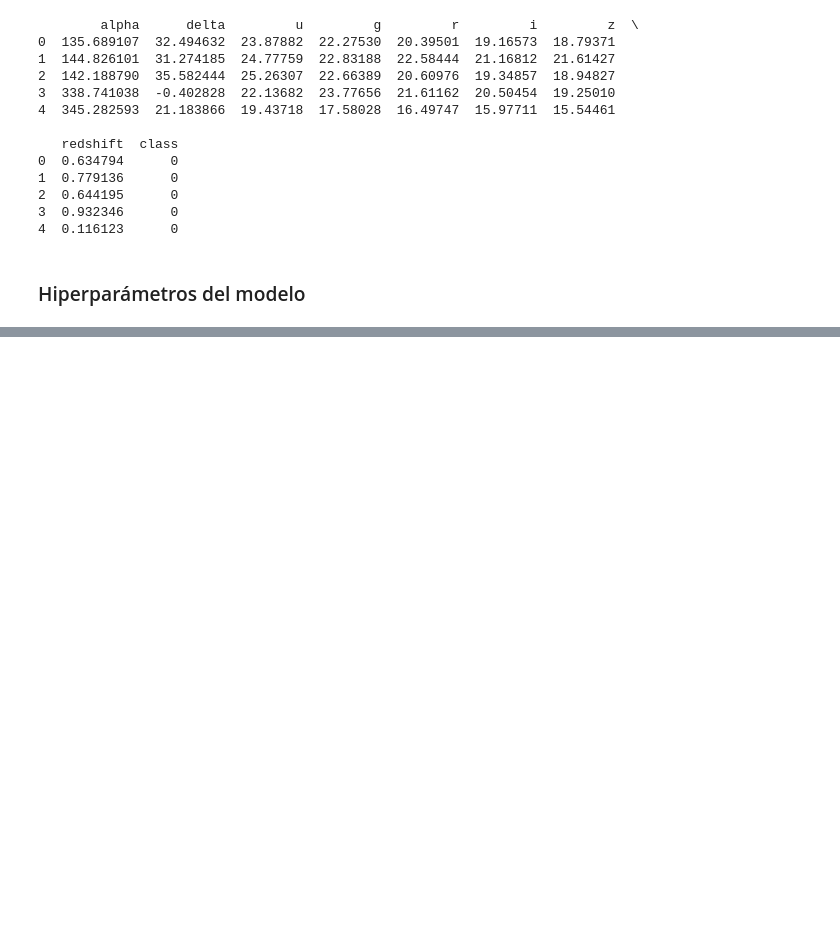
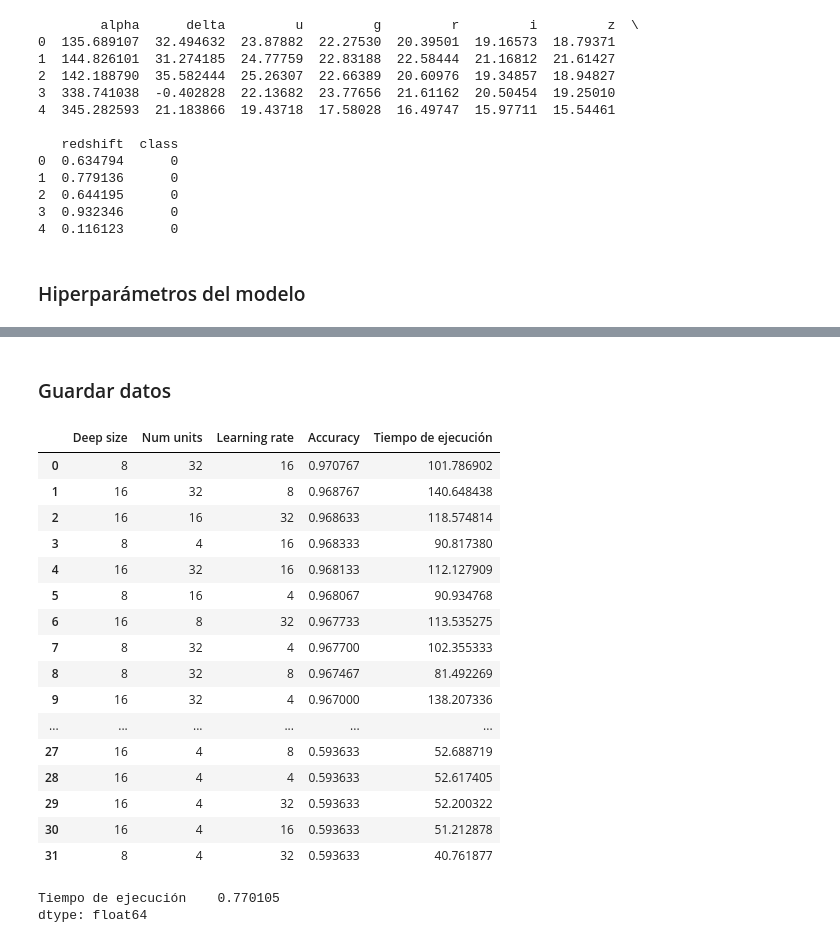
Before and after one commit to igomezv/nnogada, a Jupyter notebook: tunning_classifier.ipynb, the cells around one changed output, grey strips where cells are left out. Saved outputs shown, nothing was run; the diff lists cells and outputs as text; code cells hidden in the pictures; blank space fills up the shorter version.

```diff
--- a/tunning_classifier.ipynb
+++ b/tunning_classifier.ipynb
@@ -82,5 +91,6 @@ with tf.summary.create_file_writer('logs/hparam_tuning').as_default():
 # %%
 def train_test_model(hparams):
+
     # Train LSTM model and predict on validation set
     model = keras.Sequential()
     model.add(Input(shape=(int(X_train.shape[1]),)))
@@ -94,19 +104,15 @@ def train_test_model(hparams):
     model.compile(
             optimizer=optimizer,
             loss=CategoricalCrossentropy(),
-            metrics=["categorical_accuracy"]
-          )
+            metrics=["categorical_accuracy"])
+
     # Run with 1 epoch to speed things up for demo purposes
-    # model.fit(x_train, y_train, epochs=1, callbacks=callbacks)
-
 
     model.fit(X_train, Y_train, epochs=epochs, validation_data=(X_test, Y_test),
-              callbacks=callbacks, batch_size=batch_size, shuffle=True)
-#               , verbose=0)
+              callbacks=callbacks, batch_size=batch_size, shuffle=True, verbose=0)
 
     _, loss = model.evaluate(X_test, Y_test)
 
-
     return loss
 # %%
 def run(run_dir, hparams):
@@ -114,13 +120,16 @@ def run(run_dir, hparams):
         hp.hparams(hparams)  # record the values used in this trial
         loss = train_test_model(hparams)
         tf.summary.scalar("loss", loss, step=1)
+        return loss
 # %%
 session_num = 0
+datos = []
 
 for deep_layers in HP_LAYERS.domain.values:
     for num_units in HP_NUM_UNITS.domain.values:
         for learning_rate in HP_LEARNING.domain.values:
 #             for batch_size in HP_BATCHSIZE.domain.values:
+            t = time.time()
             hparams = {
 
                 HP_LAYERS: deep_layers,
@@ -131,8 +140,12 @@ for deep_layers in HP_LAYERS.domain.values:
             run_name = "run-%d" % session_num
             print('\n--- Starting trial: %s' % run_name)
             print({h.name: hparams[h] for h in hparams})
-            run('logs/hparam_tuning/' + run_name, hparams)
+            score = run('logs/hparam_tuning/' + run_name, hparams)
+            t = time.time()-t
             session_num += 1
+            print("Accuracy:", score, "Tiempo transcurrido:", t)
+
+            datos.append([deep_layers, num_units, learning_rate, score, t])
 
 print(session_num)
 # %% [output]
@@ -155,2 +168,36 @@ Train on 70000 samples, validate on 30000 samples
 32
+# %% [markdown]
+### Guardar datos
+# %%
+filename = "historial_sdss_tunning.txt"
+df = pd.DataFrame(datos, columns = ["Deep size", "Num units", "Learning rate", "Accuracy", "Tiempo de ejecución"])
+
+df.sort_values(by=["Accuracy", "Tiempo de ejecución"], ascending=[0,0], ignore_index=True, inplace=True)
+
+df.to_csv(filename, header=True, index=False, sep='\t', mode='w') # a=append, w=overwrite
+# %%
+df
+# %% [output]
+|  | Deep size | Num units | Learning rate | Accuracy | Tiempo de ejecución |
+| 0 | 8 | 32 | 16 | 0.970767 | 101.786902 |
+| 1 | 16 | 32 | 8 | 0.968767 | 140.648438 |
+| 2 | 16 | 16 | 32 | 0.968633 | 118.574814 |
+| 3 | 8 | 4 | 16 | 0.968333 | 90.817380 |
+| 4 | 16 | 32 | 16 | 0.968133 | 112.127909 |
+| 5 | 8 | 16 | 4 | 0.968067 | 90.934768 |
+| 6 | 16 | 8 | 32 | 0.967733 | 113.535275 |
+| 7 | 8 | 32 | 4 | 0.967700 | 102.355333 |
+| 8 | 8 | 32 | 8 | 0.967467 | 81.492269 |
+| 9 | 16 | 32 | 4 | 0.967000 | 138.207336 |
+| ... | ... | ... | ... | ... | ... |
+| 27 | 16 | 4 | 8 | 0.593633 | 52.688719 |
+| 28 | 16 | 4 | 4 | 0.593633 | 52.617405 |
+| 29 | 16 | 4 | 32 | 0.593633 | 52.200322 |
+| 30 | 16 | 4 | 16 | 0.593633 | 51.212878 |
+| 31 | 8 | 4 | 32 | 0.593633 | 40.761877 |
+# %%
+np.sum(df[["Tiempo de ejecución"]])/60/60
+# %% [output]
+Tiempo de ejecución    0.770105
+dtype: float64
 # %%
```
Also changed, not shown: parts of 9 cells of this notebook, 3 other files.
